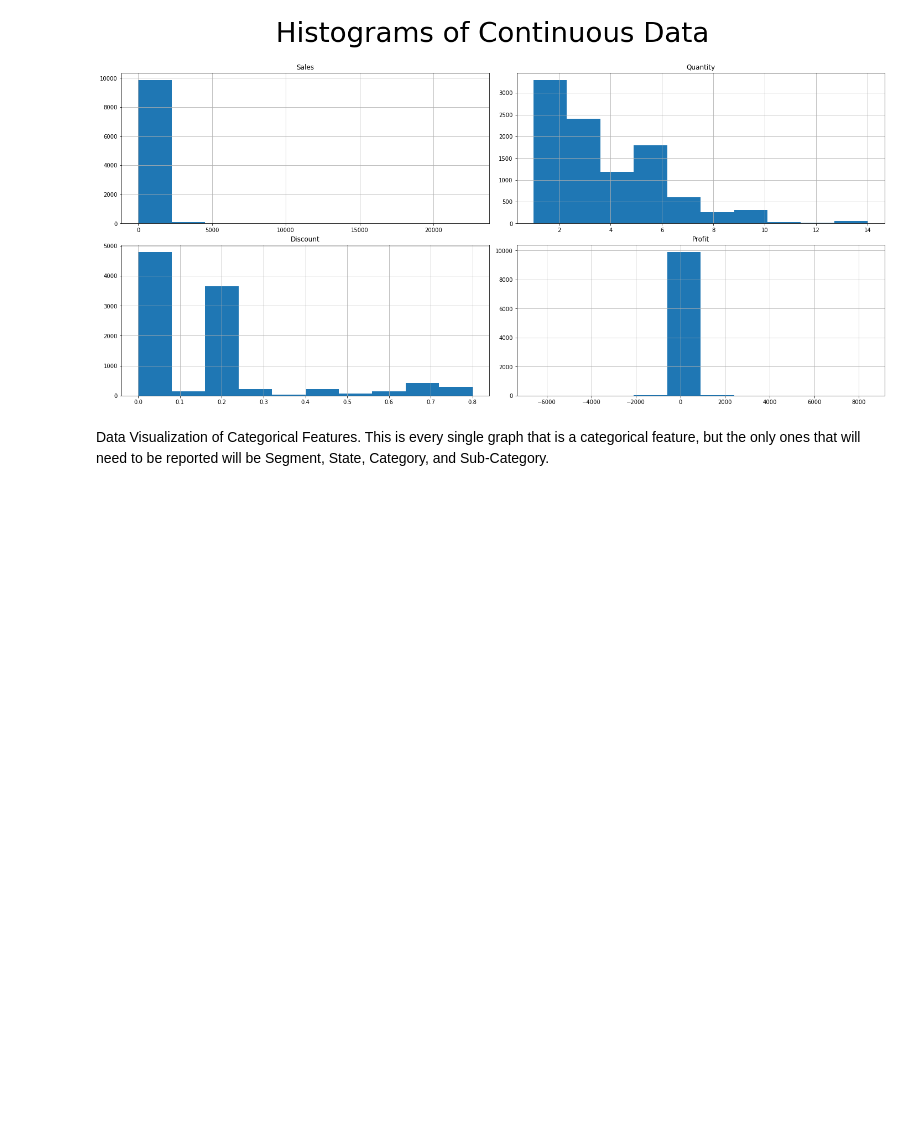
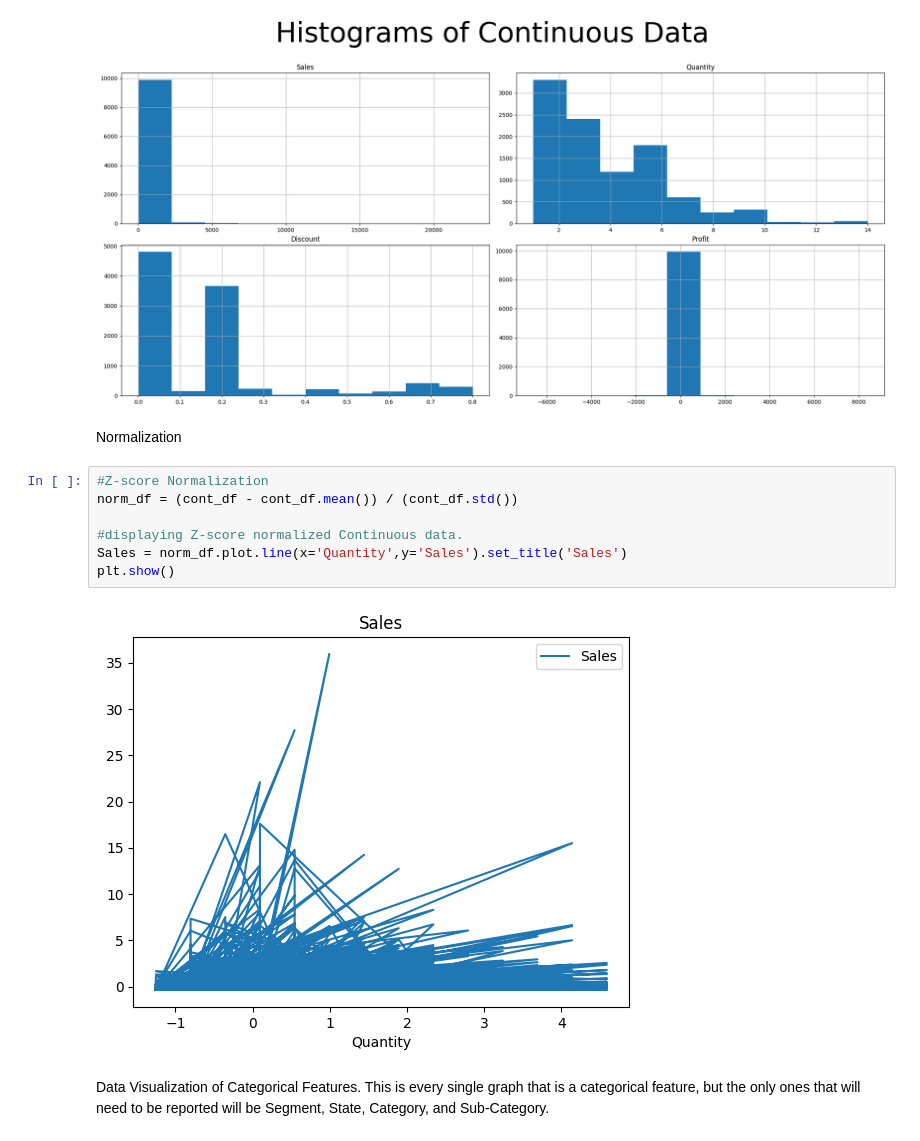
Before and after one commit to AmandeepSBassi/DataScienceProject, a Jupyter notebook: Project.Preprocessing.ipynb, the cells around one changed output. Cells and saved outputs as stored; diff of their text form; blank space fills up the shorter version.

Commit message:
normalization

```diff
--- a/Project.Preprocessing.ipynb
+++ b/Project.Preprocessing.ipynb
@@ -160,6 +160,17 @@ fig.suptitle("Histograms of Continuous Data", fontsize=50)
 plt.show()
 # %% [output]
 [figure]
+# %% [markdown]
+Normalization
+# %%
+#Z-score Normalization
+norm_df = (cont_df - cont_df.mean()) / (cont_df.std())
+
+#displaying Z-score normalized Continuous data.
+Sales = norm_df.plot.line(x='Quantity',y='Sales').set_title('Sales')
+plt.show()
+# %% [output]
+[figure, added]
 # %% [markdown]
 Data Visualization of Categorical Features.
 This is every single graph that is a categorical feature, but the only ones that will need to be reported will be Segment, State, Category, and Sub-Category.
```
Also changed, not shown: parts of 3 cells of this notebook.
